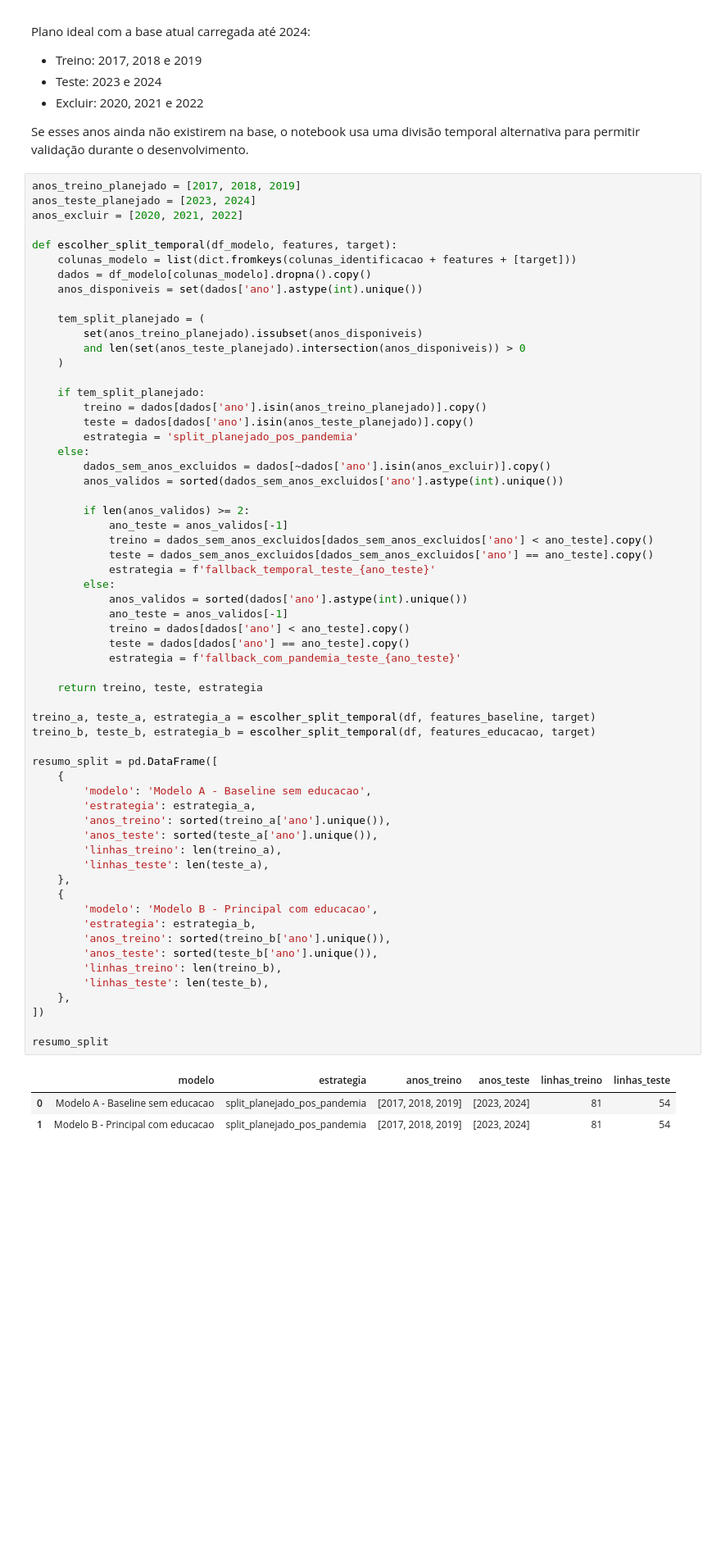
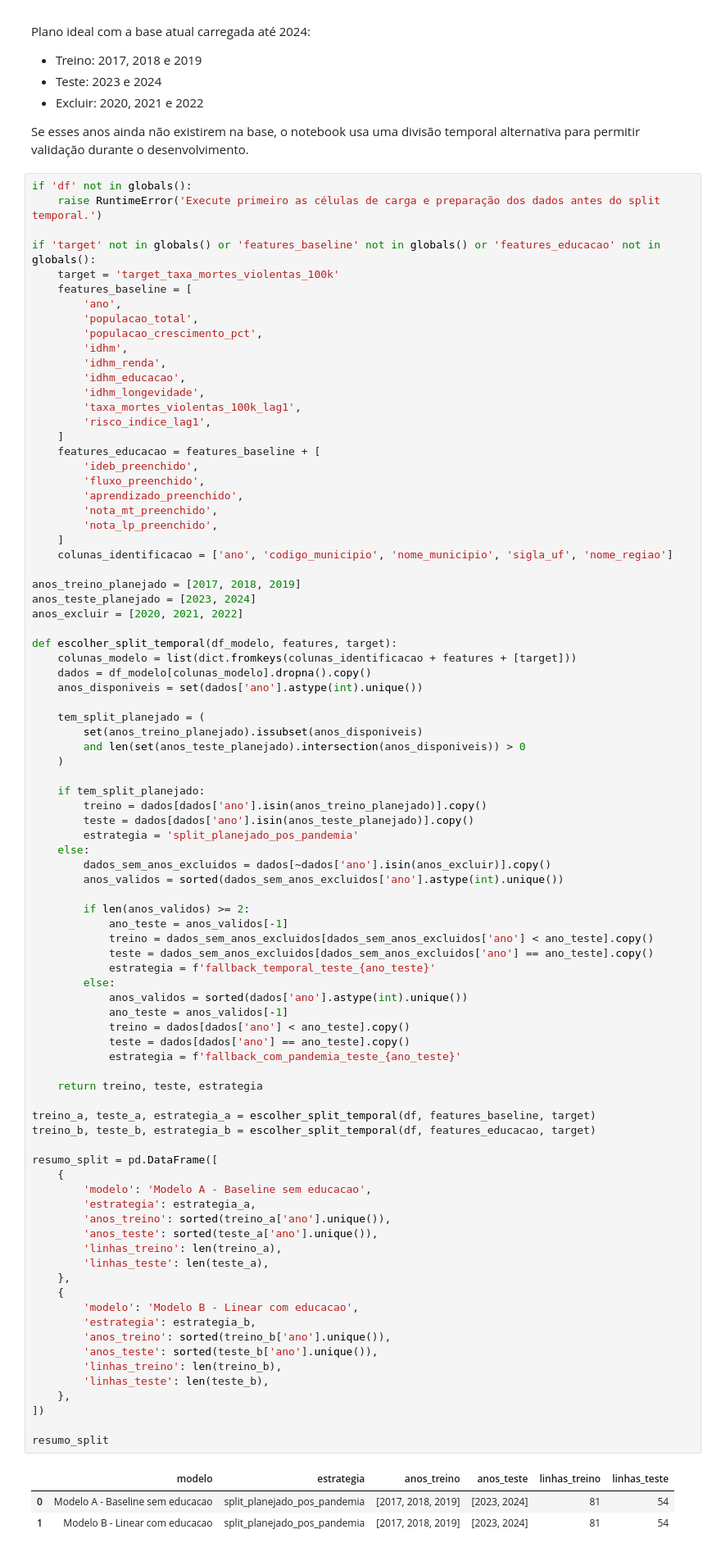
Before and after one commit to Paulohspaniago/analise-socioeconomica-crime-brasil, a Jupyter notebook: notebooks/01_machine_learning_baseline.ipynb, the cells around one changed output. Shown at 82% size. Drawn from its saved outputs; the diff is of its cells as text; blank space fills up the shorter version.

```diff
--- a/notebooks/01_machine_learning_baseline.ipynb
+++ b/notebooks/01_machine_learning_baseline.ipynb
@@ -231,6 +233,31 @@ Plano ideal com a base atual carregada até 2024:
 
 Se esses anos ainda não existirem na base, o notebook usa uma divisão temporal alternativa para permitir validação durante o desenvolvimento.
 # %%
+if 'df' not in globals():
+    raise RuntimeError('Execute primeiro as células de carga e preparação dos dados antes do split temporal.')
+
+if 'target' not in globals() or 'features_baseline' not in globals() or 'features_educacao' not in globals():
+    target = 'target_taxa_mortes_violentas_100k'
+    features_baseline = [
+        'ano',
+        'populacao_total',
+        'populacao_crescimento_pct',
+        'idhm',
+        'idhm_renda',
+        'idhm_educacao',
+        'idhm_longevidade',
+        'taxa_mortes_violentas_100k_lag1',
+        'risco_indice_lag1',
+    ]
+    features_educacao = features_baseline + [
+        'ideb_preenchido',
+        'fluxo_preenchido',
+        'aprendizado_preenchido',
+        'nota_mt_preenchido',
+        'nota_lp_preenchido',
+    ]
+    colunas_identificacao = ['ano', 'codigo_municipio', 'nome_municipio', 'sigla_uf', 'nome_regiao']
+
 anos_treino_planejado = [2017, 2018, 2019]
 anos_teste_planejado = [2023, 2024]
 anos_excluir = [2020, 2021, 2022]
@@ -265,35 +292,35 @@ def escolher_split_temporal(df_modelo, features, target):
             teste = dados[dados['ano'] == ano_teste].copy()
             estrategia = f'fallback_com_pandemia_teste_{ano_teste}'
 
     return treino, teste, estrategia
 
 treino_a, teste_a, estrategia_a = escolher_split_temporal(df, features_baseline, target)
 treino_b, teste_b, estrategia_b = escolher_split_temporal(df, features_educacao, target)
 
 resumo_split = pd.DataFrame([
     {
         'modelo': 'Modelo A - Baseline sem educacao',
         'estrategia': estrategia_a,
         'anos_treino': sorted(treino_a['ano'].unique()),
         'anos_teste': sorted(teste_a['ano'].unique()),
         'linhas_treino': len(treino_a),
         'linhas_teste': len(teste_a),
     },
     {
-        'modelo': 'Modelo B - Principal com educacao',
+        'modelo': 'Modelo B - Linear com educacao',
         'estrategia': estrategia_b,
         'anos_treino': sorted(treino_b['ano'].unique()),
         'anos_teste': sorted(teste_b['ano'].unique()),
         'linhas_treino': len(treino_b),
         'linhas_teste': len(teste_b),
     },
 ])
 
 resumo_split
 # %% [output]
 |  | modelo | estrategia | anos_treino | anos_teste | linhas_treino | linhas_teste |
 | 0 | Modelo A - Baseline sem educacao | split_planejado_pos_pandemia | [2017, 2018, 2019] | [2023, 2024] | 81 | 54 |
-| 1 | Modelo B - Principal com educacao | split_planejado_pos_pandemia | [2017, 2018, 2019] | [2023, 2024] | 81 | 54 |
+| 1 | Modelo B - Linear com educacao | split_planejado_pos_pandemia | [2017, 2018, 2019] | [2023, 2024] | 81 | 54 |
 # %% [markdown]
 ## 8. Funções de treino e avaliação
 # %%
```
Also changed, not shown: parts of 5 cells of this notebook, 3 other files.
